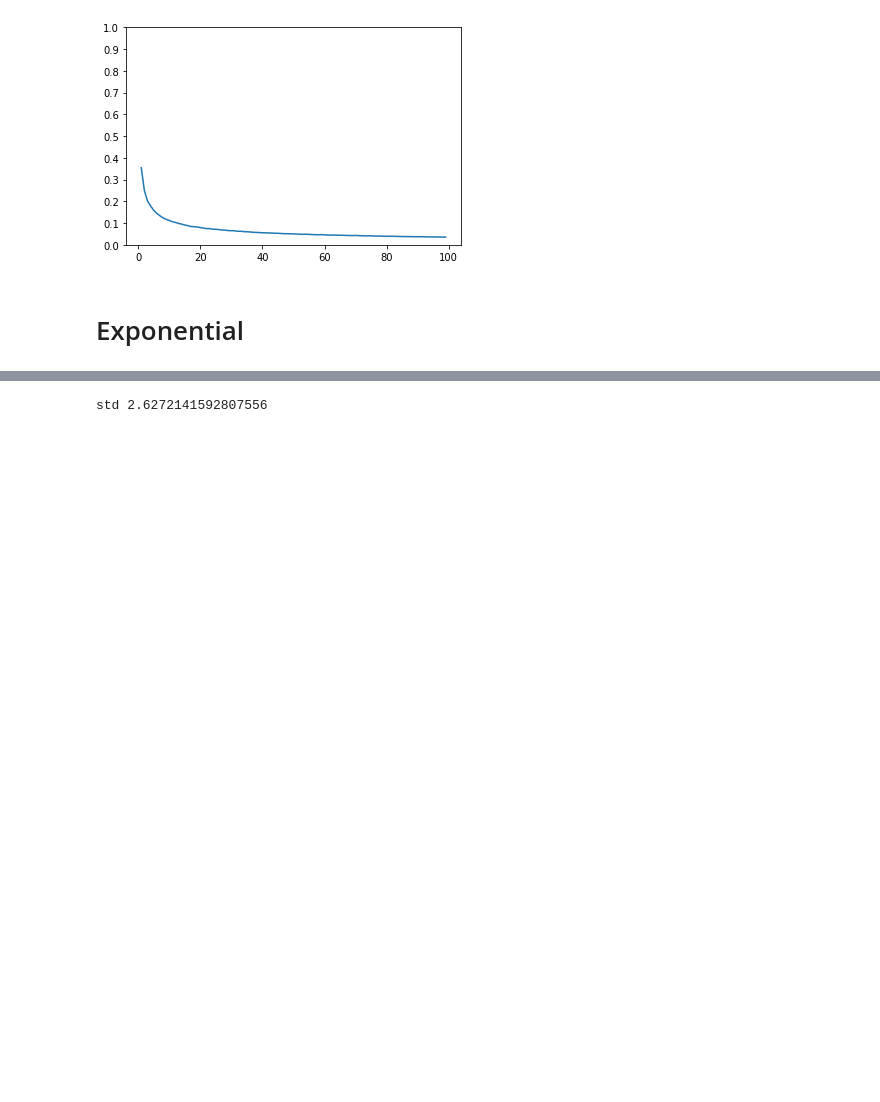
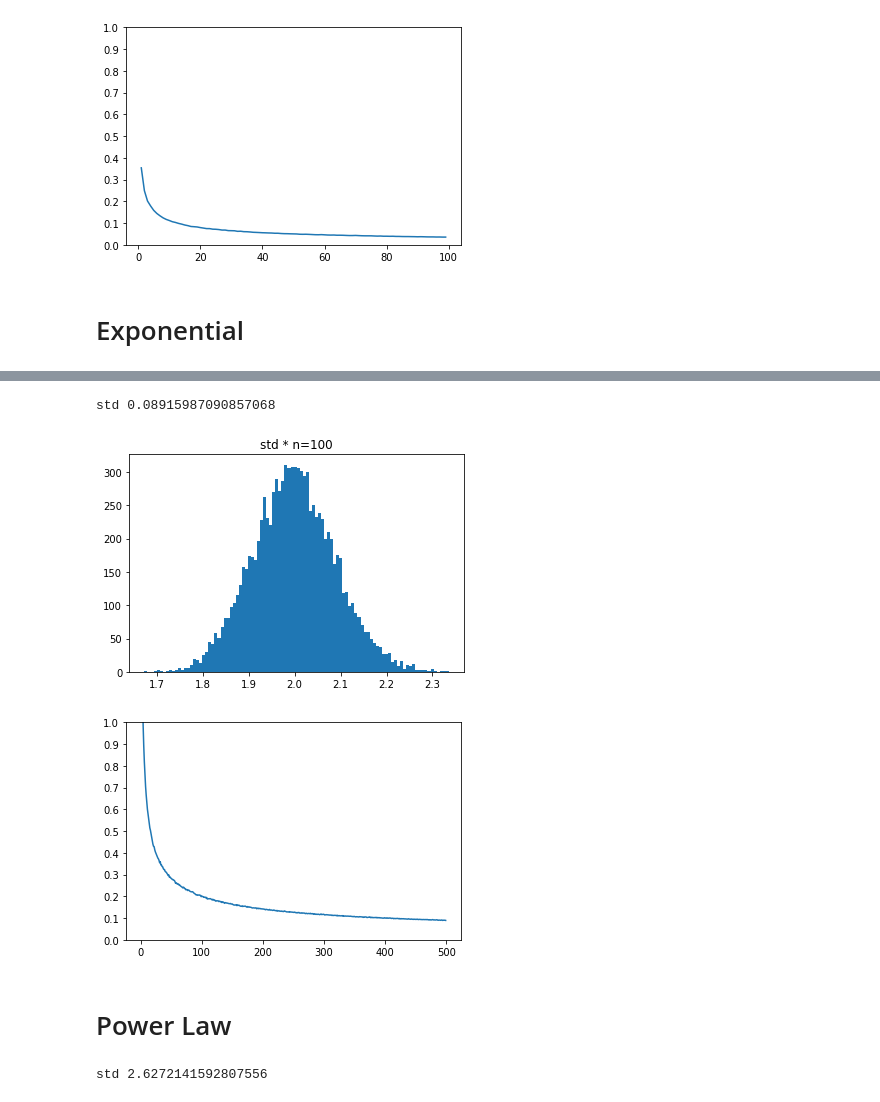
Before and after one commit to rogeriochaves/notebooks, a Jupyter notebook: statistics/Law of Large Numbers and Central Limit Theorem.ipynb, the cells around one changed output, grey strips where cells are left out. Saved outputs shown, nothing was run; the diff lists cells and outputs as text; code cells hidden in the pictures; blank space fills up the shorter version.

```diff
--- a/statistics/Law of Large Numbers and Central Limit Theorem.ipynb
+++ b/statistics/Law of Large Numbers and Central Limit Theorem.ipynb
@@ -54,3 +61,11 @@ std 0.03541329793242702
+# %%
+plot_std_reduction(lambda n: np.random.exponential(2, size=(10000, n)))
+# %% [output]
+std 0.08915987090857068
+[figure, added]
+[figure, added]
+# %% [markdown]
+# Power Law
 # %%
 dist = np.random.pareto(2, size=10000)
 print("std", np.std(dist))
```
Also changed, not shown: parts of 3 cells of this notebook, 1 other file.
